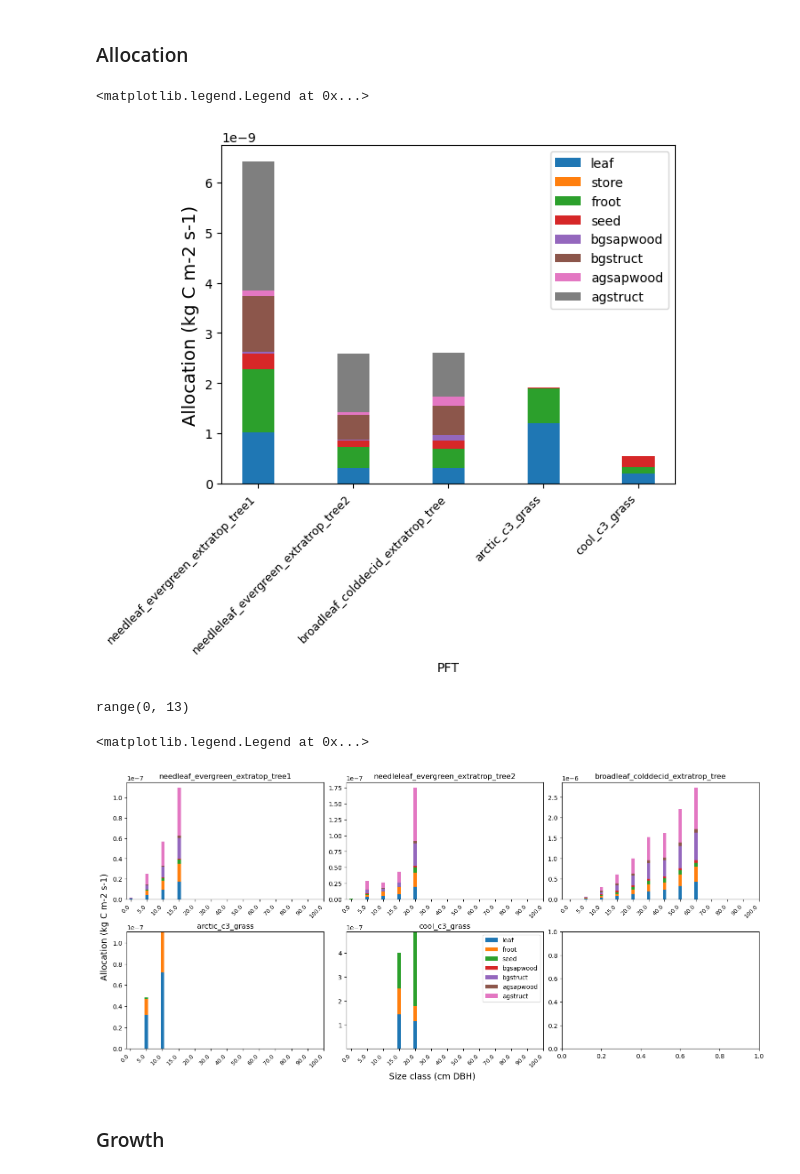
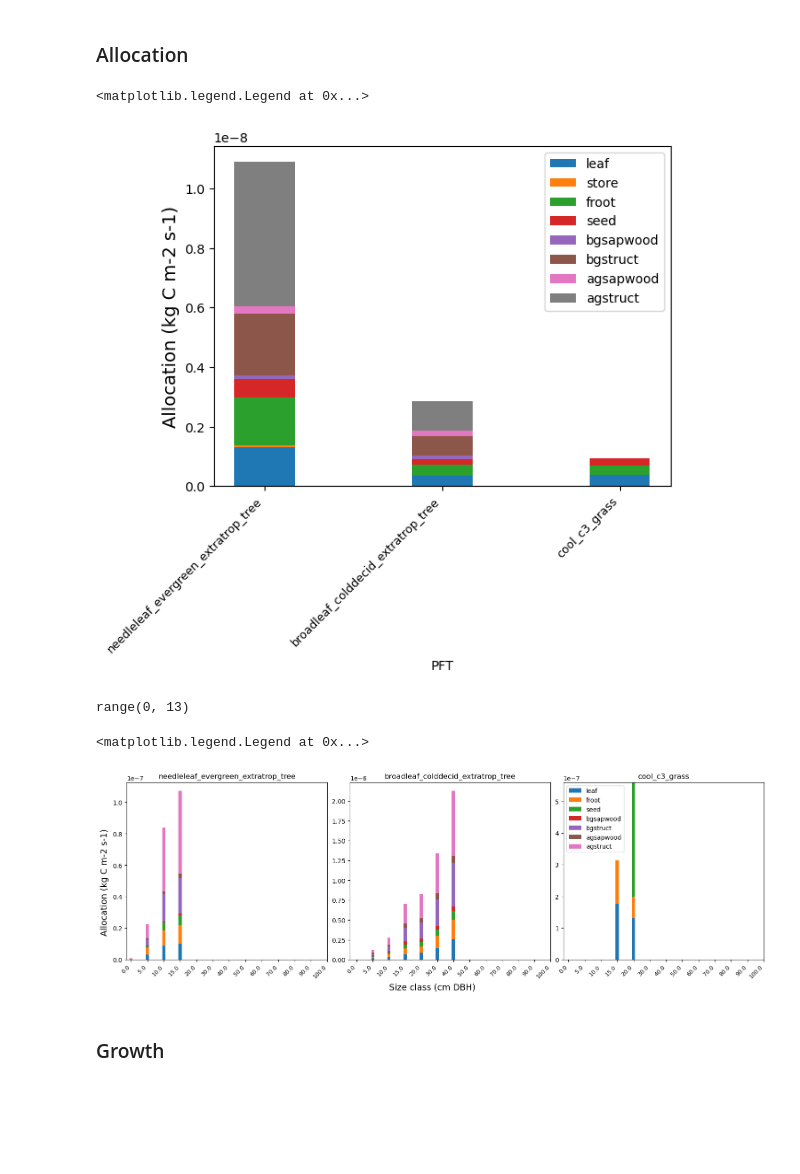
Before and after one commit to JessicaNeedham/NorESM-FATES-pointscripts, a Jupyter notebook: pointcellchecks_v2.ipynb, the cells around one changed output. Saved outputs shown, nothing was run; the diff lists cells and outputs as text; code cells hidden in the pictures; blank space fills up the shorter version.

```diff
--- a/pointcellchecks_v2.ipynb
+++ b/pointcellchecks_v2.ipynb
@@ -20,8 +20,8 @@ import matplotlib as mpl
 import xarray_funcs as xf
 # %%
 pftnames = ["broadleaf_evergreen_tropical_tree",
-            "needleaf_evergreen_extratop_tree1",
-  "needleleaf_evergreen_extratrop_tree2",
+           # "needleaf_evergreen_extratop_tree1",
+  "needleleaf_evergreen_extratrop_tree",
   "needleleaf_colddecid_extratrop_tree",
   "broadleaf_evergreen_extratrop_tree",
   "broadleaf_hydrodecid_tropical_tree",
@@ -36,7 +36,7 @@ pftnames = ["broadleaf_evergreen_tropical_tree",
   "c4_grass"]
 # %%
 # default
-fates_file = '/datalake/NS9188K/share/jessien/feb26/noresm-fates_f45_2000s_split_ENTs_v2_szpf_restart.2026-02-02/run/noresm-fates_f45_2000s_split_ENTs_v2_szpf_restart.2026-02-02.2200s.nc'
+fates_file = '/datalake/NS9188K/share/jessien/feb26/noresm-fates_f45_2000s_single_ent_szpf_restart.2026-02-02/run/noresm-fates_f45_2000s_single_ent_szpf_restart.2026-02-02.2200s.nc'
 fates = xr.open_dataset(fates_file, decode_times=False)
 
 #hyytiala
@@ -70,5 +70,5 @@ pftnames = [pftnames[i] for i in pfts]
 # %%
-fig1, axs = plt.subplots(nrows = nrows, ncols = ncols, figsize=(12,7), sharey=True, constrained_layout=True)
+fig1, axs = plt.subplots(nrows = nrows, ncols = ncols, figsize=(12,4), sharey=True, constrained_layout=True)
 axs = axs.flatten()
 
 time = fates['time'] / 365.
@@ -91,7 +91,7 @@ Text(0.5, 0.01, 'Time (years)')
 # %%
 nplant_szpf = xf.scpf_to_scls_by_pft(fates['FATES_NPLANT_CANOPY_SZPF'], fates) + xf.scpf_to_scls_by_pft(fates['FATES_NPLANT_USTORY_SZPF'], fates)
 # %%
-fig1, axs = plt.subplots(nrows = nrows, ncols = ncols, figsize=(12,7), sharey=True, constrained_layout=True)
+fig1, axs = plt.subplots(nrows = nrows, ncols = ncols, figsize=(12,4), sharey=True, constrained_layout=True)
 axs = axs.flatten()
 
 time = fates['time'] / 365.
@@ -153,7 +153,7 @@ ax.set_xticks(xpos, pftnames, rotation=45, ha='right', fontsize=9)
 ax.legend()
 # %% [output]
 <matplotlib.legend.Legend at 0x...>
-[figure, old version]
+[figure, new version]
 # %%
 nplant_szpf = xf.scpf_to_scls_by_pft(fates['FATES_NPLANT_CANOPY_SZPF'], fates) + xf.scpf_to_scls_by_pft(fates['FATES_NPLANT_USTORY_SZPF'], fates)
 # %%
@@ -170,35 +170,35 @@ xpos = range(len(cohort_size_bins))
 print(xpos)
 labels = cohort_size_bins.values
 width = 0.2
 
-fig1, axs = plt.subplots(nrows = nrows, ncols = ncols, figsize=(15,7), constrained_layout=True)
+fig1, axs = plt.subplots(nrows = nrows, ncols = ncols, figsize=(15,5), constrained_layout=True)
 axs = axs.flatten()
 
 
 for i in range(0,npfts):
     pft = pfts[i]
     ax = axs[i]
 
 
     leaf = ax.bar(xpos, leaf_alloc_szpf.isel(fates_levpft=pft), width, label = 'leaf')
     froot = ax.bar(xpos, froot_alloc_szpf.isel(fates_levpft=pft), width, label = 'froot', bottom = leaf_alloc_szpf.isel(fates_levpft=pft))
     seed = ax.bar(xpos, seed_alloc_szpf.isel(fates_levpft=pft), width, label = 'seed', bottom = leaf_alloc_szpf.isel(fates_levpft=pft) + froot_alloc_szpf.isel(fates_levpft=pft))
     bgsapw = ax.bar(xpos, bgsapwood_alloc_szpf.isel(fates_levpft=pft), width, label='bgsapwood', bottom=np.array(leaf_alloc_szpf.isel(fates_levpft=pft)) + np.array(froot_alloc_szpf.isel(fates_levpft=pft)) + np.array(seed_alloc_szpf.isel(fates_levpft=pft)))
     bgstruct = ax.bar(xpos, bgstruct_alloc_szpf.isel(fates_levpft=pft), width, label='bgstruct', bottom=np.array(leaf_alloc_szpf.isel(fates_levpft=pft)) + np.array(froot_alloc_szpf.isel(fates_levpft=pft)) + np.array(seed_alloc_szpf.isel(fates_levpft=pft)) + np.array(bgsapwood_alloc_szpf.isel(fates_levpft=pft)))
     asapwood = ax.bar(xpos, agsapwood_alloc_szpf.isel(fates_levpft=pft), width, label='agsapwood', bottom=np.array(leaf_alloc_szpf.isel(fates_levpft=pft)) + np.array(froot_alloc_szpf.isel(fates_levpft=pft)) + np.array(seed_alloc_szpf.isel(fates_levpft=pft)) + np.array(bgsapwood_alloc_szpf.isel(fates_levpft=pft)) + np.array(bgstruct_alloc_szpf.isel(fates_levpft=pft)))
     agstruct = ax.bar(xpos, agstruct_alloc_szpf.isel(fates_levpft=pft), width, label='agstruct', bottom=np.array(leaf_alloc_szpf.isel(fates_levpft=pft)) + np.array(froot_alloc_szpf.isel(fates_levpft=pft)) + np.array(seed_alloc_szpf.isel(fates_levpft=pft)) + np.array(bgsapwood_alloc_szpf.isel(fates_levpft=pft)) + np.array(bgstruct_alloc_szpf.isel(fates_levpft=pft)) + np.array(agsapwood_alloc_szpf.isel(fates_levpft=pft)))
 
     ax.set_xticks(xpos, labels, rotation=45, ha='right', fontsize=9)
     ax.set_title(pftnames[i])
 
 fig1.supylabel('Allocation (kg C m-2 s-1)', fontsize=14)
 fig1.supxlabel('Size class (cm DBH)', fontsize=14)
 
 ax.legend()
 # %% [output]
 range(0, 13)
 <matplotlib.legend.Legend at 0x...>
-[figure, old version]
+[figure, new version]
 # %% [markdown]
 ### Growth
 # %%
```
Also changed, not shown: parts of 7 cells of this notebook.
